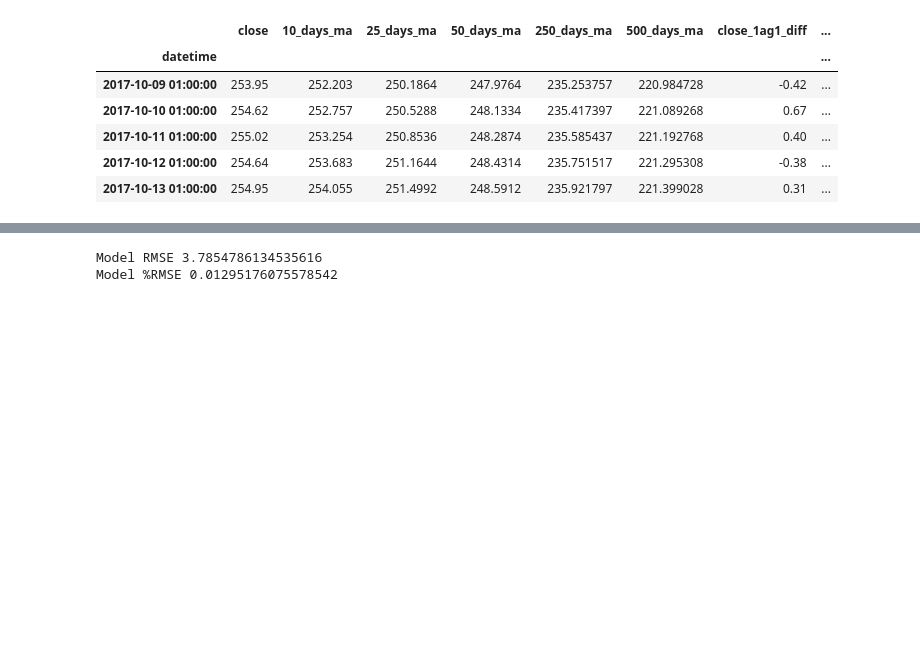
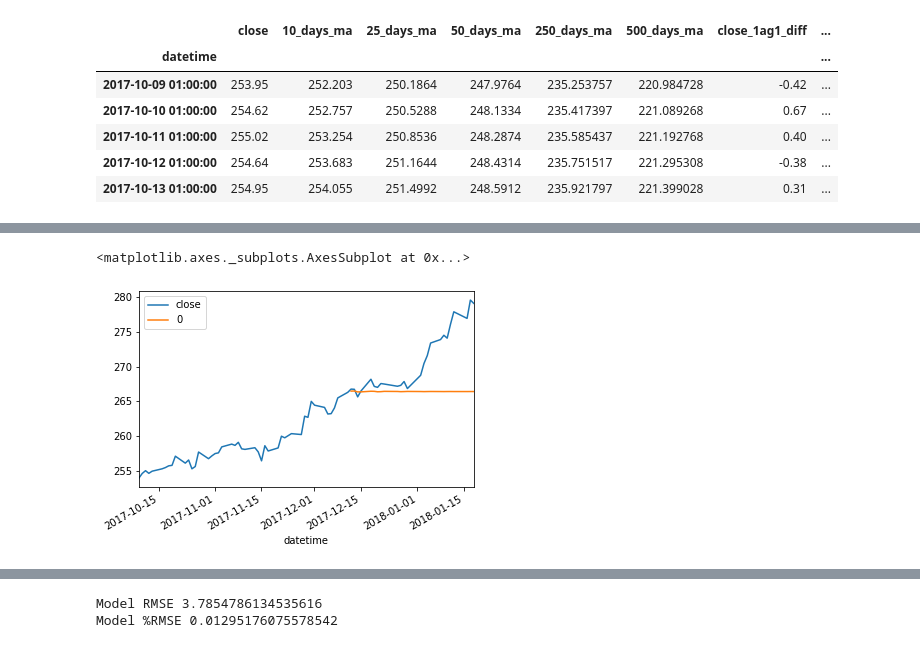
Before and after one commit to yunghanjeong/fitsnbits, a Jupyter notebook: notebooks/spy_stocks_eda.ipynb, the cells around one changed output, grey strips where cells are left out. Drawn from its saved outputs; the diff is of its cells as text; code cells hidden in the pictures; blank space fills up the shorter version.

```diff
--- a/notebooks/spy_stocks_eda.ipynb
+++ b/notebooks/spy_stocks_eda.ipynb
@@ -357,3 +386,8 @@ dtype: float64
+# %%
+plot_df[["close", 0]].plot()
+# %% [output]
+<matplotlib.axes._subplots.AxesSubplot at 0x...>
+[figure, added]
 # %%
 #plot ARIMA model with plotly
 
```
Also changed, not shown: parts of 28 cells of this notebook.
